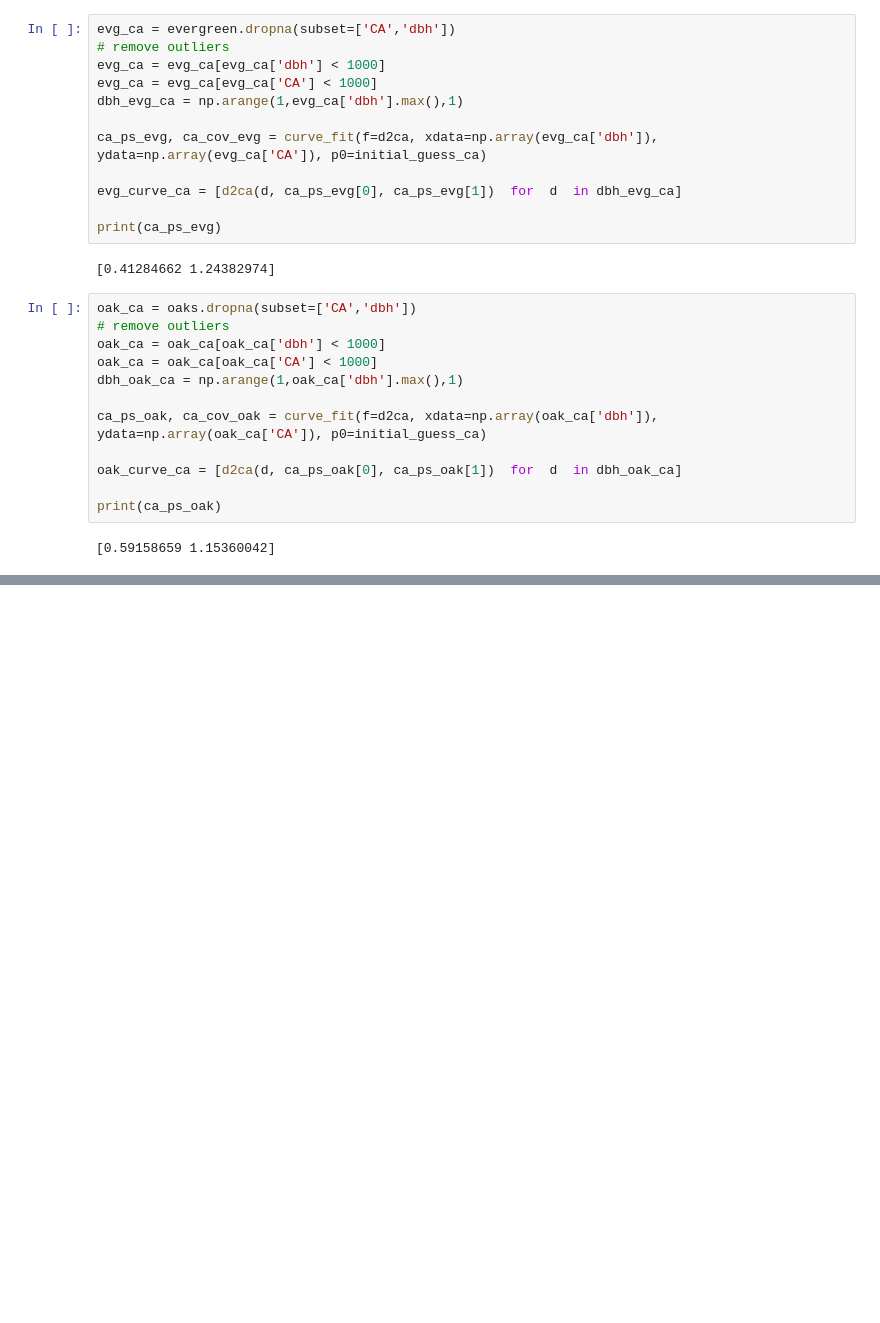
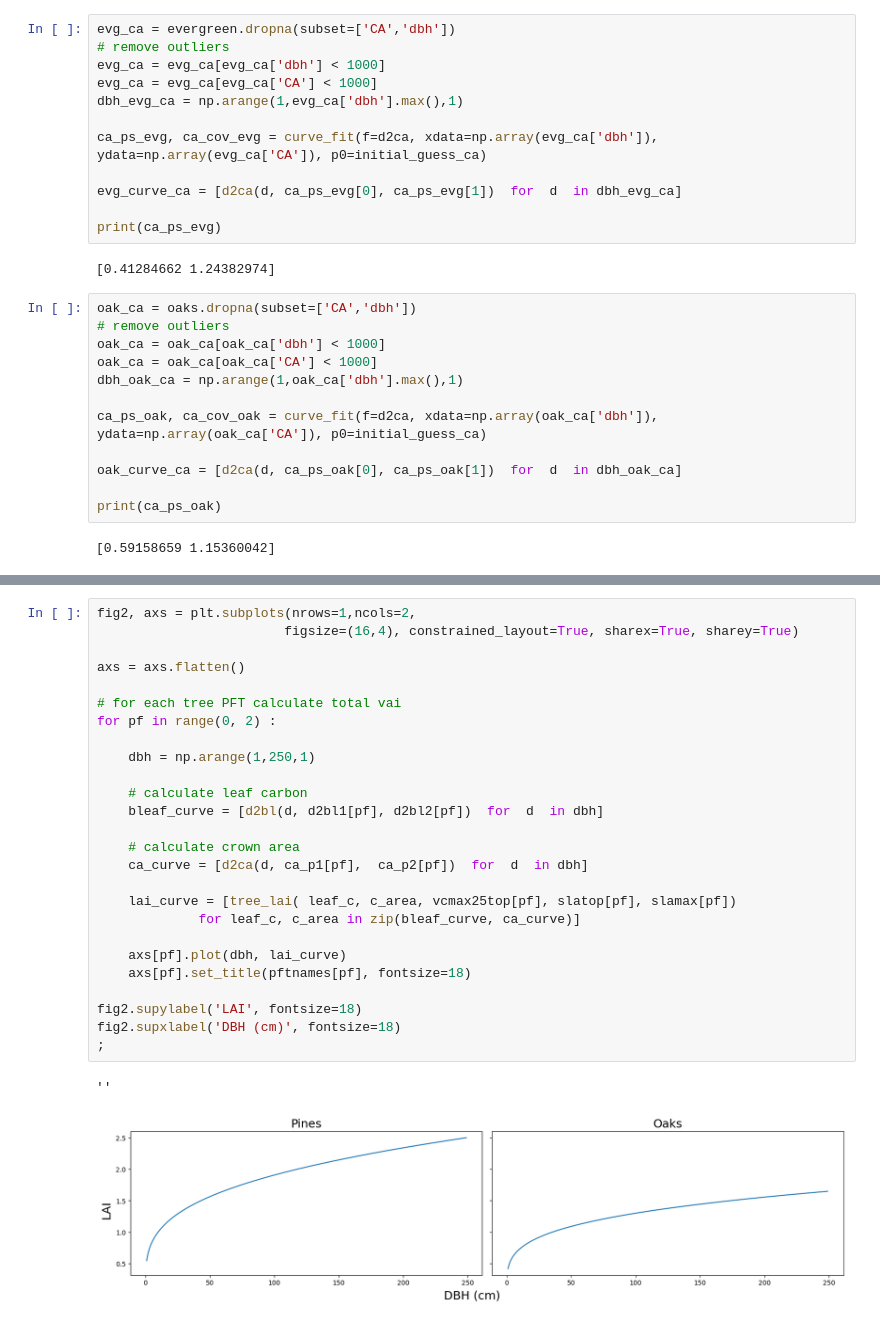
Before and after one commit to JessicaNeedham/FATES-plotting-scripts, a Jupyter notebook: FATES-MRV-IFM_allometry.ipynb, the cells around one changed output, grey strips where cells are left out. Saved outputs shown, nothing was run; the diff lists cells and outputs as text; blank space fills up the shorter version.

```diff
--- a/FATES-MRV-IFM_allometry.ipynb
+++ b/FATES-MRV-IFM_allometry.ipynb
@@ -173,0 +274,29 @@ Text(0.5, 0, 'DBH (cm)')
+# %%
+fig2, axs = plt.subplots(nrows=1,ncols=2,
+                        figsize=(16,4), constrained_layout=True, sharex=True, sharey=True)
+
+axs = axs.flatten()
+
+# for each tree PFT calculate total vai
+for pf in range(0, 2) :
+
+    dbh = np.arange(1,250,1)
+
+    # calculate leaf carbon
+    bleaf_curve = [d2bl(d, d2bl1[pf], d2bl2[pf])  for  d  in dbh]
+
+    # calculate crown area
+    ca_curve = [d2ca(d, ca_p1[pf],  ca_p2[pf])  for  d  in dbh]
+
+    lai_curve = [tree_lai( leaf_c, c_area, vcmax25top[pf], slatop[pf], slamax[pf])
+             for leaf_c, c_area in zip(bleaf_curve, ca_curve)]
+
+    axs[pf].plot(dbh, lai_curve)
+    axs[pf].set_title(pftnames[pf], fontsize=18)
+
+fig2.supylabel('LAI', fontsize=18)
+fig2.supxlabel('DBH (cm)', fontsize=18)
+;
+# %% [output]
+''
+[figure, added]
```
Also changed, not shown: parts of 21 cells of this notebook.
